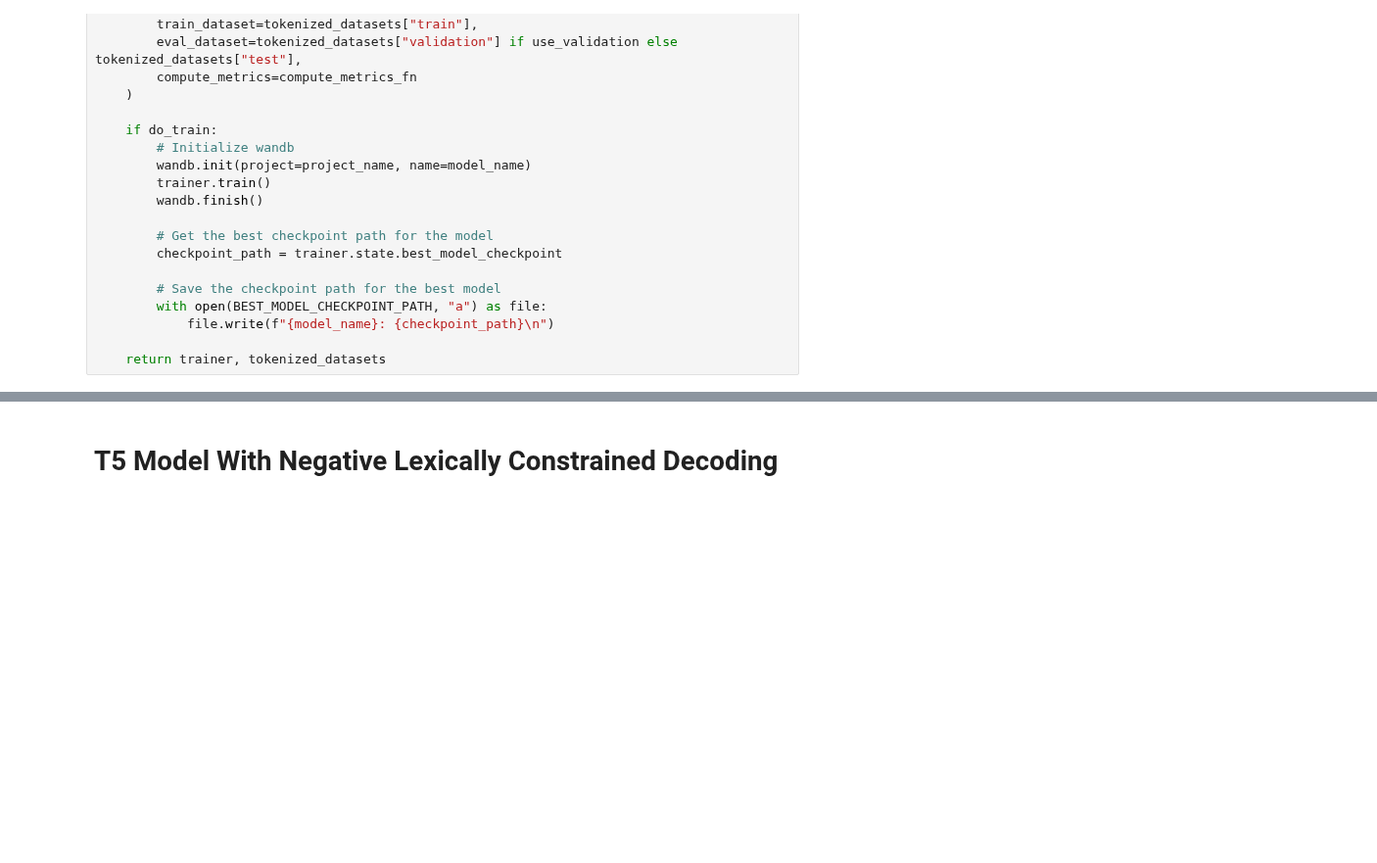
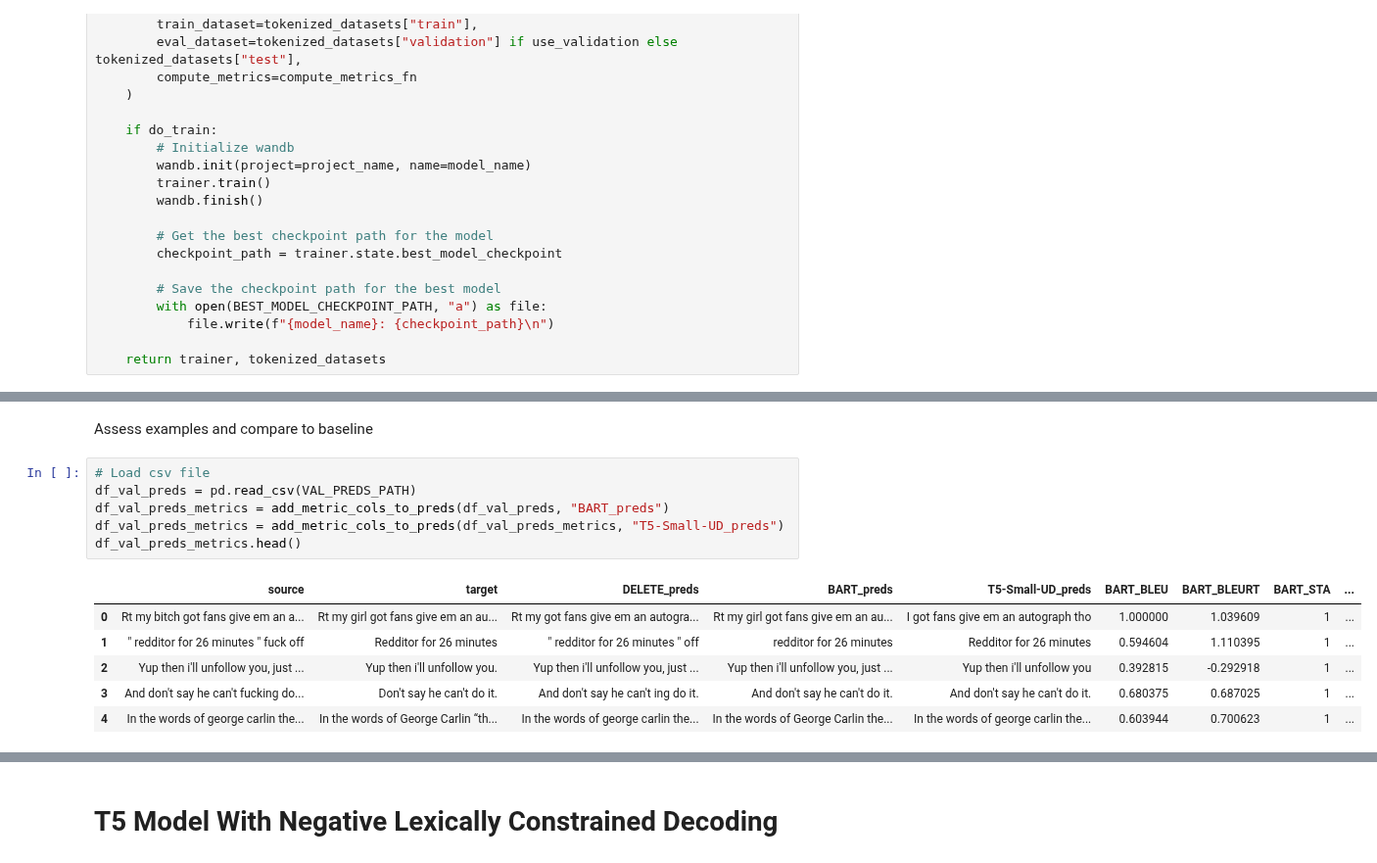
Before and after one commit to garyukong/T5-TextDetoxification, a Jupyter notebook: notebooks/4_Evaluation.ipynb, the cells around one changed output, grey strips where cells are left out. Shown at 98% size. Drawn from its saved outputs; the diff is of its cells as text; blank space fills up the shorter version.

```diff
--- a/notebooks/4_Evaluation.ipynb
+++ b/notebooks/4_Evaluation.ipynb
@@ -1050,0 +1240,15 @@ Special tokens have been added in the vocabulary, make sure the associated word
+# %% [markdown]
+Assess examples and compare to baseline
+# %%
+# Load csv file
+df_val_preds = pd.read_csv(VAL_PREDS_PATH)
+df_val_preds_metrics = add_metric_cols_to_preds(df_val_preds, "BART_preds")
+df_val_preds_metrics = add_metric_cols_to_preds(df_val_preds_metrics, "T5-Small-UD_preds")
+df_val_preds_metrics.head()
+# %% [output]
+|  | source | target | DELETE_preds | BART_preds | T5-Small-UD_preds | BART_BLEU | BART_BLEURT | BART_STA | ... |
+| 0 | Rt my bitch got fans give em an a... | Rt my girl got fans give em an au... | Rt my got fans give em an autogra... | Rt my girl got fans give em an au... | I got fans give em an autograph tho | 1.000000 | 1.039609 | 1 | ... |
+| 1 | " redditor for 26 minutes " fuck off | Redditor for 26 minutes | " redditor for 26 minutes " off | redditor for 26 minutes | Redditor for 26 minutes | 0.594604 | 1.110395 | 1 | ... |
+| 2 | Yup then i'll unfollow you, just ... | Yup then i'll unfollow you. | Yup then i'll unfollow you, just ... | Yup then i'll unfollow you, just ... | Yup then i'll unfollow you | 0.392815 | -0.292918 | 1 | ... |
+| 3 | And don't say he can't fucking do... | Don't say he can't do it. | And don't say he can't ing do it. | And don't say he can't do it. | And don't say he can't do it. | 0.680375 | 0.687025 | 1 | ... |
+| 4 | In the words of george carlin the... | In the words of George Carlin “th... | In the words of george carlin the... | In the words of George Carlin the... | In the words of george carlin the... | 0.603944 | 0.700623 | 1 | ... |
```
Also changed, not shown: parts of 53 cells of this notebook, 5 other files.
